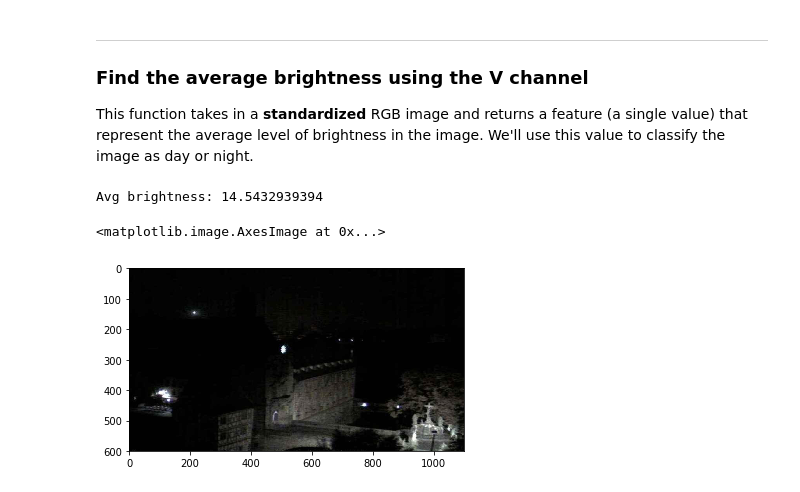
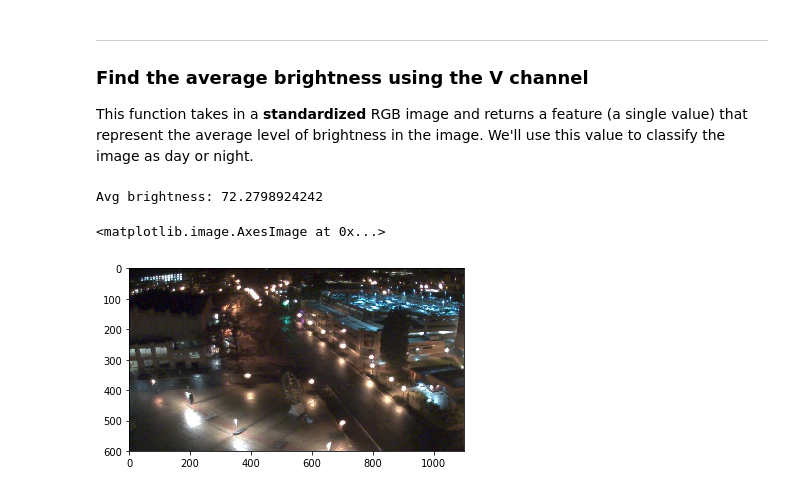
Before and after one commit to kamsaini/udacity-cvnd, a Jupyter notebook: CVND_Exercises/1_1_Image_Representation/6_3. Average Brightness.ipynb, the cells around one changed output. Cells and saved outputs as stored; diff of their text form; code cells hidden in the pictures.

```diff
--- a/CVND_Exercises/1_1_Image_Representation/6_3. Average Brightness.ipynb
+++ b/CVND_Exercises/1_1_Image_Representation/6_3. Average Brightness.ipynb
@@ -137,16 +137,16 @@ def avg_brightness(rgb_image):
 # %%
 # Testing average brightness levels
 # Look at a number of different day and night images and think about
 # what average brightness value separates the two types of images
 
 # As an example, a "night" image is loaded in and its avg brightness is displayed
-image_num = 151
+image_num = 169
 test_im = STANDARDIZED_LIST[image_num][0]
 
 avg = avg_brightness(test_im)
 print('Avg brightness: ' + str(avg))
 plt.imshow(test_im)
 # %% [output]
-Avg brightness: 14.5432939394
+Avg brightness: 72.2798924242
 <matplotlib.image.AxesImage at 0x...>
-[figure, old version]
+[figure, new version]
```
